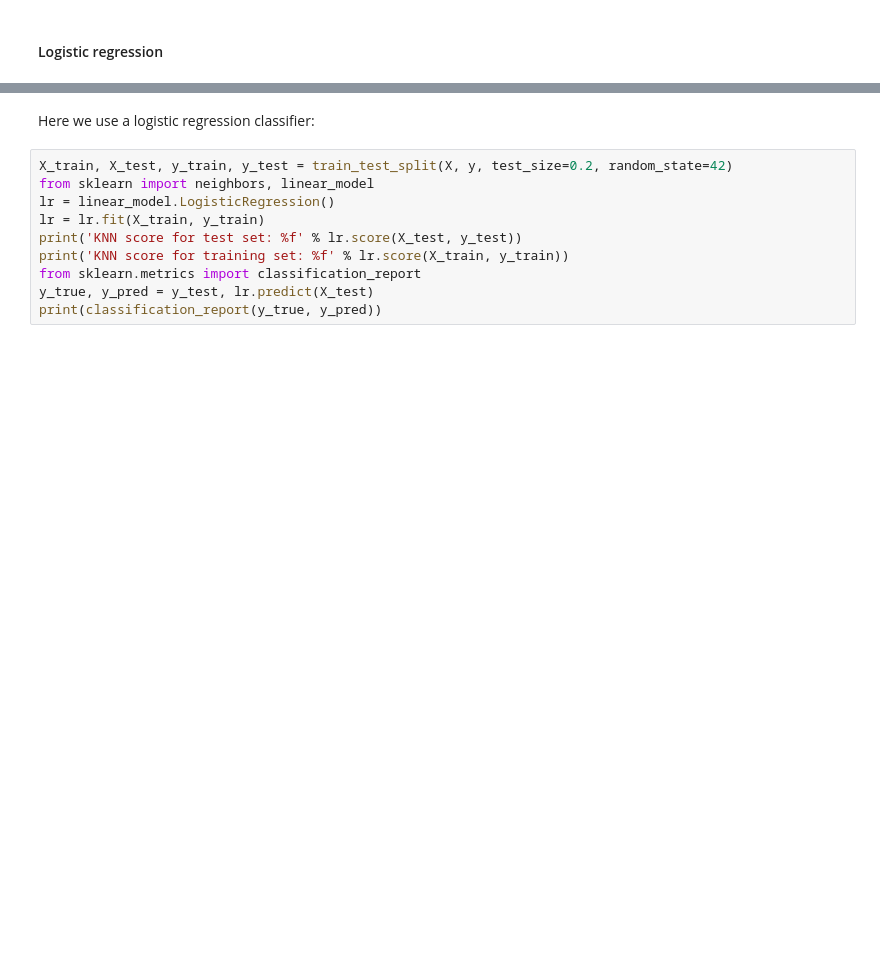
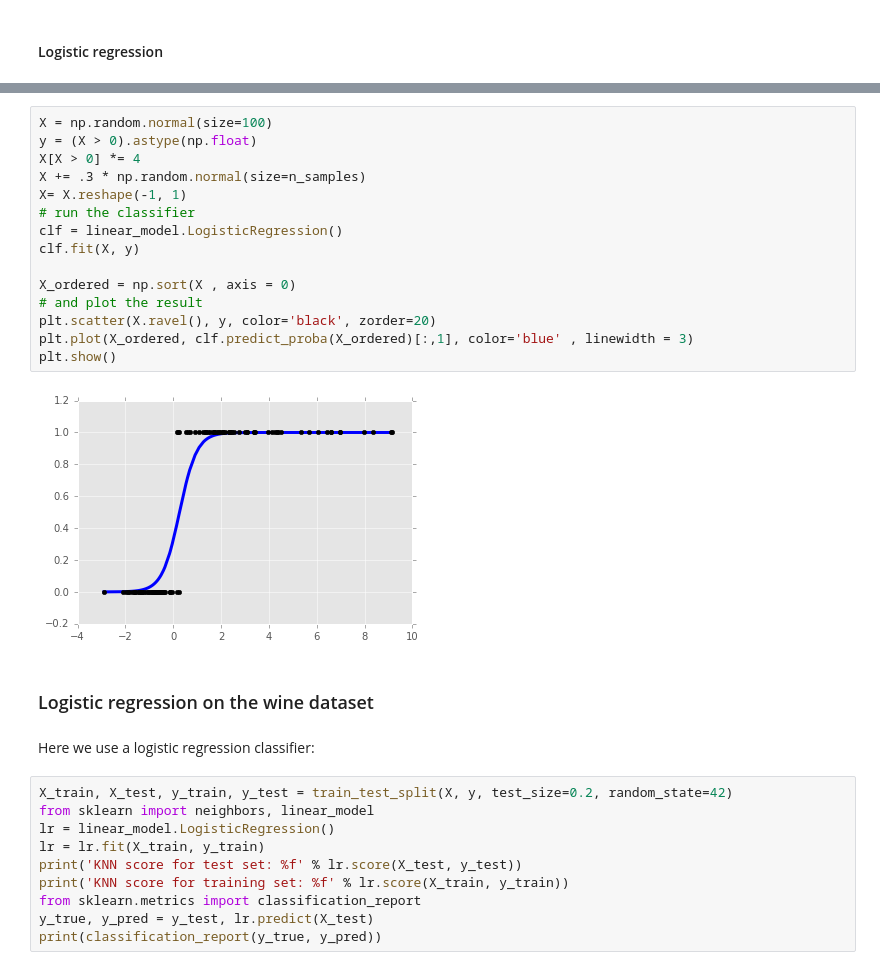
Before and after one commit to hugobowne/machine_learning_techniques, a Jupyter notebook: Preprocessing_note.ipynb, the cells around one changed output, grey strips where cells are left out. Cells and saved outputs as stored; diff of their text form; blank space fills up the shorter version.

```diff
--- a/Preprocessing_note.ipynb
+++ b/Preprocessing_note.ipynb
@@ -171,3 +170,22 @@ Regression can also be used for classification problems. The first natural examp
+# %%
+X = np.random.normal(size=100)
+y = (X > 0).astype(np.float)
+X[X > 0] *= 4
+X += .3 * np.random.normal(size=n_samples)
+X= X.reshape(-1, 1)
+# run the classifier
+clf = linear_model.LogisticRegression()
+clf.fit(X, y)
+
+X_ordered = np.sort(X , axis = 0)
+# and plot the result
+plt.scatter(X.ravel(), y, color='black', zorder=20)
+plt.plot(X_ordered, clf.predict_proba(X_ordered)[:,1], color='blue' , linewidth = 3)
+plt.show()
+# %% [output]
+[figure, added]
+# %% [markdown]
+### Logistic regression on the wine dataset
 # %% [markdown]
 Here we use a logistic regression classifier:
 # %%
```
Also changed, not shown: parts of 66 cells of this notebook.
